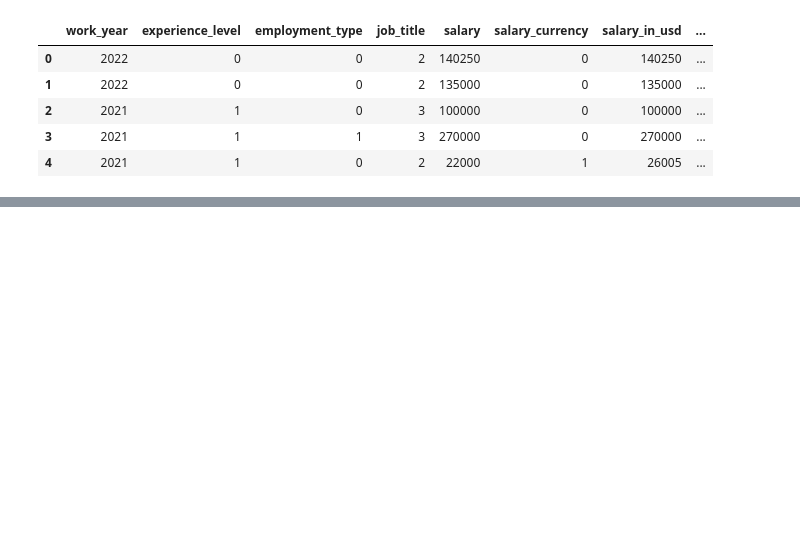
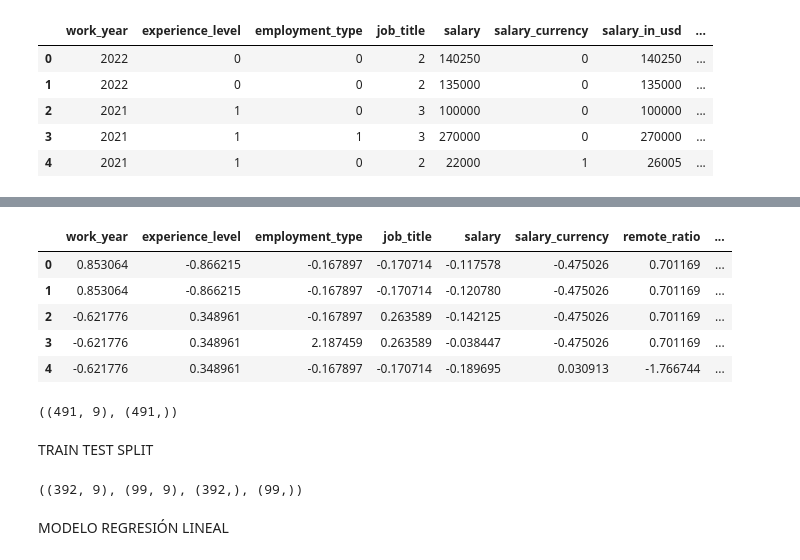
Before and after one commit to adominguez033/Project6_DA_Ironhack, a Jupyter notebook: Code.ipynb, the cells around one changed output, grey strips where cells are left out. Drawn from its saved outputs; the diff is of its cells as text; code cells hidden in the pictures; blank space fills up the shorter version.

```diff
--- a/Code.ipynb
+++ b/Code.ipynb
@@ -209,0 +217,2 @@ memory usage: 43.1 KB
+# %%
+df = df[df['salary_in_usd']<285000]
@@ -209,0 +225,4 @@ memory usage: 43.1 KB
+# %%
+X=df.drop('salary_in_usd', axis=1)
+
+y=df.salary_in_usd
@@ -209,0 +235,15 @@ memory usage: 43.1 KB
+# %%
+X.head()
+# %% [output]
+|  | work_year | experience_level | employment_type | job_title | salary | salary_currency | remote_ratio | ... |
+| 0 | 0.853064 | -0.866215 | -0.167897 | -0.170714 | -0.117578 | -0.475026 | 0.701169 | ... |
+| 1 | 0.853064 | -0.866215 | -0.167897 | -0.170714 | -0.120780 | -0.475026 | 0.701169 | ... |
+| 2 | -0.621776 | 0.348961 | -0.167897 | 0.263589 | -0.142125 | -0.475026 | 0.701169 | ... |
+| 3 | -0.621776 | 0.348961 | 2.187459 | 0.263589 | -0.038447 | -0.475026 | 0.701169 | ... |
+| 4 | -0.621776 | 0.348961 | -0.167897 | -0.170714 | -0.189695 | 0.030913 | -1.766744 | ... |
+# %%
+X.shape, y.shape
+# %% [output]
+((491, 9), (491,))
+# %% [markdown]
+TRAIN TEST SPLIT
@@ -209,0 +252,8 @@ memory usage: 43.1 KB
+# %%
+X_train, X_test, y_train, y_test = tts(X, y, train_size=0.8, test_size=0.2, random_state=42)
+
+X_train.shape, X_test.shape, y_train.shape, y_test.shape
+# %% [output]
+((392, 9), (99, 9), (392,), (99,))
+# %% [markdown]
+MODELO REGRESIÓN LINEAL
```
Also changed, not shown: parts of 109 cells of this notebook, 21 other files.
